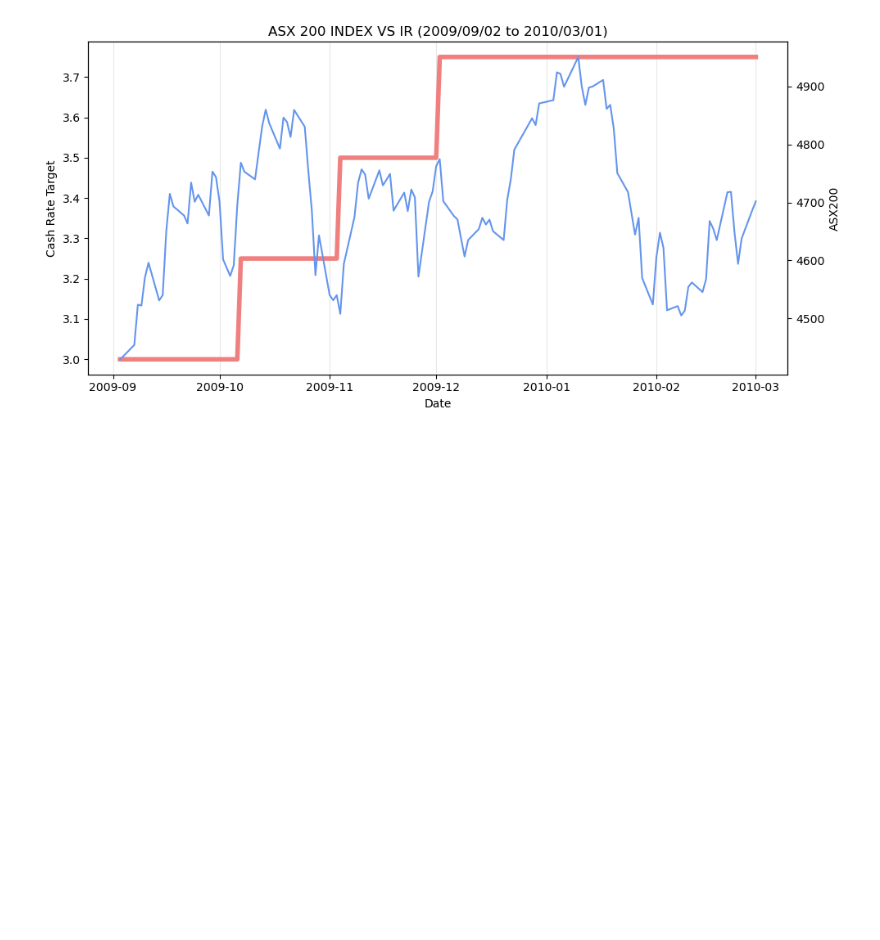
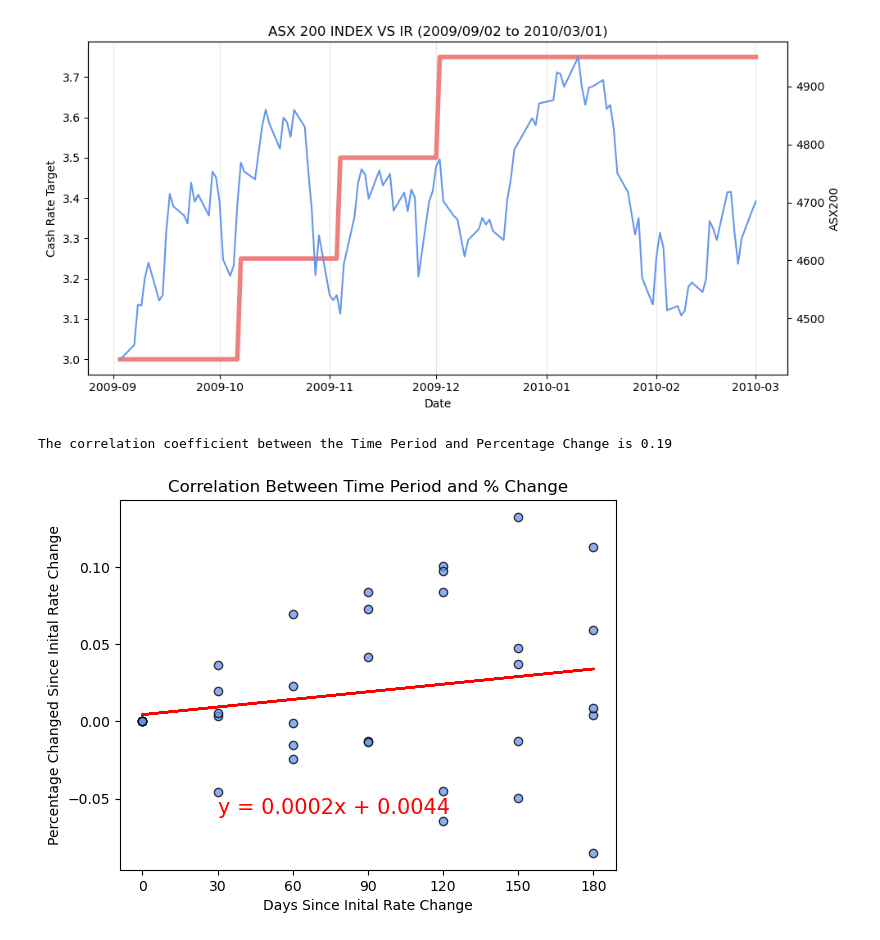
Before and after one commit to Richard-Turnbull/project-1, a Jupyter notebook: Project-1-Notebook.ipynb, the cells around one changed output. Saved outputs shown, nothing was run; the diff lists cells and outputs as text; code cells hidden in the pictures; blank space fills up the shorter version.

```diff
--- a/Project-1-Notebook.ipynb
+++ b/Project-1-Notebook.ipynb
@@ -103,14 +109,17 @@ panel_data.to_csv('panel_data.csv')
 IR_peak_lst = [Peak_1,Peak_2,Peak_3,Peak_4,Peak_5]
 ASX_peak_lst = [Stock_Peak_1,Stock_Peak_2,Stock_Peak_3,Stock_Peak_4,Stock_Peak_5]
 # %%
+#Re-instate new dataframe for our ASX data
 ASXpeaks_df = peaks_df
 
+#Empty containers and counter
 close_price = []
 i = 0
 j = 1
 
+# Loop through the dates and find its corresponding closed price
 for dt_ in ASXpeaks_df['Date']:
-    #print(dt_)
+    # As the market is close on weekends & national public holiday, error catch to get the last defined date (7 days chosen as market never closed more than 5 day consecutively)
     try:
         price_ = panel_data['Close'][panel_data.index == dt_].values[0]
     except:
@@ -118,8 +127,7 @@ for dt_ in ASXpeaks_df['Date']:
         if price_ == 0:
             for j in range(7):
                 try:
-                    price_ = panel_data['Close'][panel_data.index == (dt_ + timedelta(days=j))].values[0]
-                    #print(dt_ + timedelta(days=j))
+                    price_ = panel_data['Close'][panel_data.index == (dt_ - timedelta(days=j))].values[0]
                 except:
                     price_ = 0
 
@@ -128,18 +136,8 @@ for dt_ in ASXpeaks_df['Date']:
                     break
             j += 1
 
-    #print(price_)
     close_price.append(price_)
 
-#print(len(ASXpeaks_df['Date']), len(close_price))
-
+#Insert price column into our ASX dataframe
 ASXpeaks_df['ASX'] = close_price
-
-
-
-
-#a = panel_data['Close'][panel_data.index == '1992-11-22']
-#a.values[0]
-
-#panel_data['Close'][panel_data.index == ASXpeaks_df['Date'][0]].values[0]
 # %%
@@ -296,3 +273,27 @@ for i in range(len(IR_peak_lst)):
 [figure]
 [figure]
 [figure]
+# %%
+# # #---------------
+# # Calculate the linear regression
+x_values = ASXpeaks_df['Timepoint']
+y_values = ASXpeaks_df['Percentage Change']
+(slope, intercept, rvalue, pvalue, stderr) = linregress(x_values, y_values)
+regress_values = x_values * slope + intercept
+line_eq = "y = " + str(round(slope,4)) + "x + " + str(round(intercept,4))
+
+# Plot the data
+plt.scatter(x_values,y_values, marker="o", facecolors="cornflowerblue", edgecolors="black", alpha=0.75)
+plt.plot(x_values,regress_values,"r-")
+plt.xticks(ticks=[0, 30, 60, 90, 120, 150, 180])
+plt.annotate(line_eq,(30,-0.06),fontsize=15,color="red")
+plt.xlabel("Days Since Inital Rate Change")
+plt.ylabel("Percentage Changed Since Inital Rate Change")
+plt.title("Correlation Between Time Period and % Change")
+plt.savefig("PyPlot_Scatter - Correlation.png");
+
+# Calculate and print the correlation coefficent
+print(f"The correlation coefficient between the Time Period and Percentage Change is {round(st.pearsonr(ASXpeaks_df['Timepoint'],ASXpeaks_df['Percentage Change'])[0],2)}")
+# %% [output]
+The correlation coefficient between the Time Period and Percentage Change is 0.19
+[figure, added]
```
Also changed, not shown: parts of 10 cells of this notebook, 3 other files.
